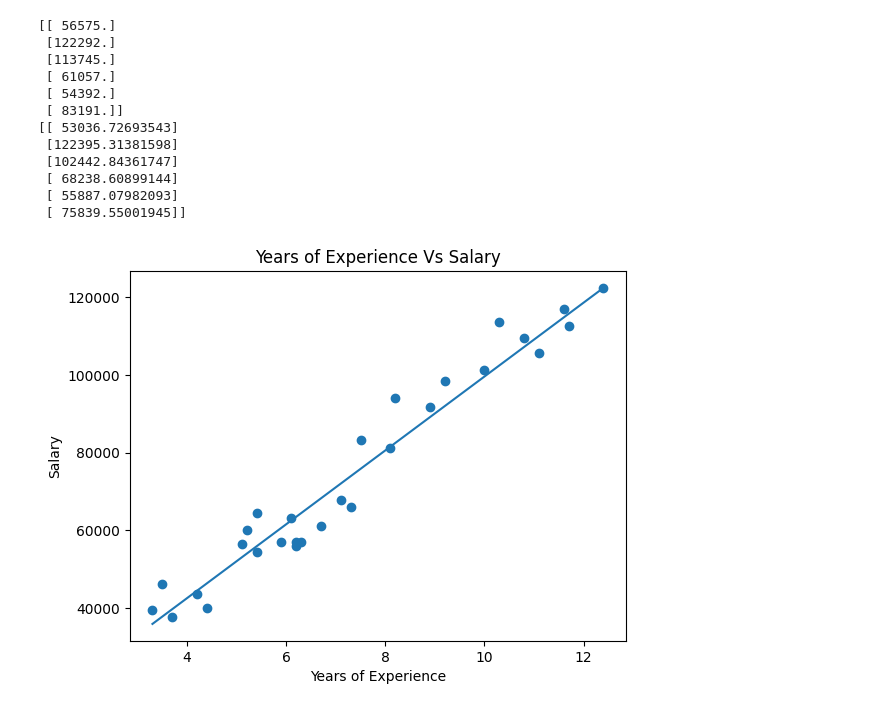
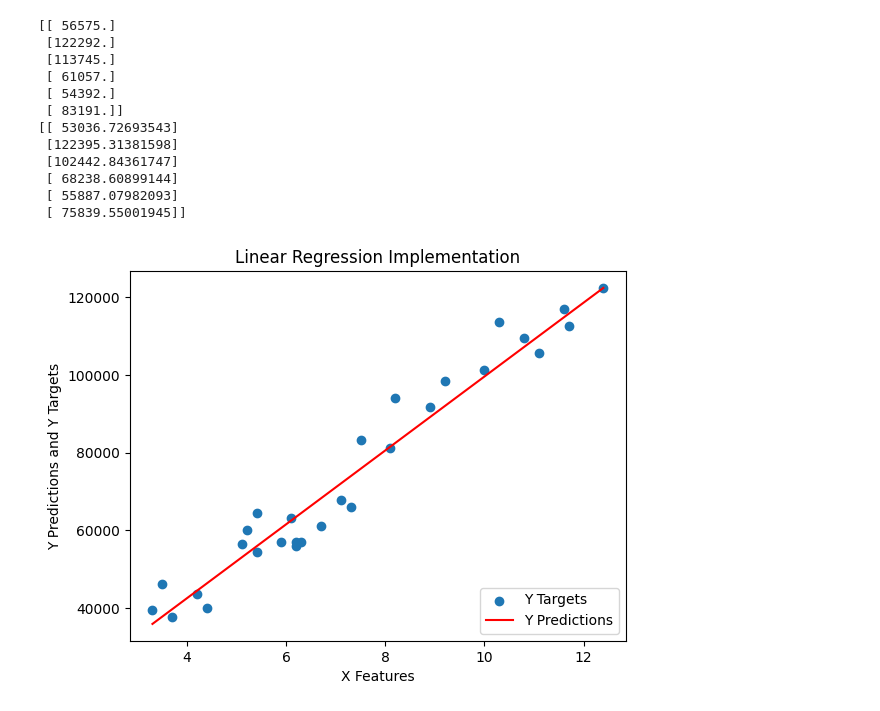
Before and after one commit to Articles-by-Hasitha-Gallella/1.1-Regression-Models-Supervised-Learning, a Jupyter notebook: LinearRegression.ipynb, the cells around one changed output. Saved outputs shown, nothing was run; the diff lists cells and outputs as text; code cells hidden in the pictures.

```diff
--- a/LinearRegression.ipynb
+++ b/LinearRegression.ipynb
@@ -122,12 +122,13 @@ print(Y_predict)
  [ 75839.55001945]]
 # %%
 plt.scatter(df['YearsExperience'], df['Salary'])
-plt.xlabel('Years of Experience')
-plt.ylabel('Salary')
-plt.title('Years of Experience Vs Salary')
+plt.xlabel('X Features')
+plt.ylabel('Y Predictions and Y Targets')
+plt.title('Linear Regression Implementation')
 w,b = model.return_weights()
 X = df['YearsExperience'].values
-plt.plot(X, w[0][0] * X + b)
+plt.plot(X, w[0][0] * X + b, color='red')
+plt.legend(["Y Targets", "Y Predictions"], loc ="lower right")
 plt.show()
 # %% [output]
-[figure, old version]
+[figure, new version]
```
